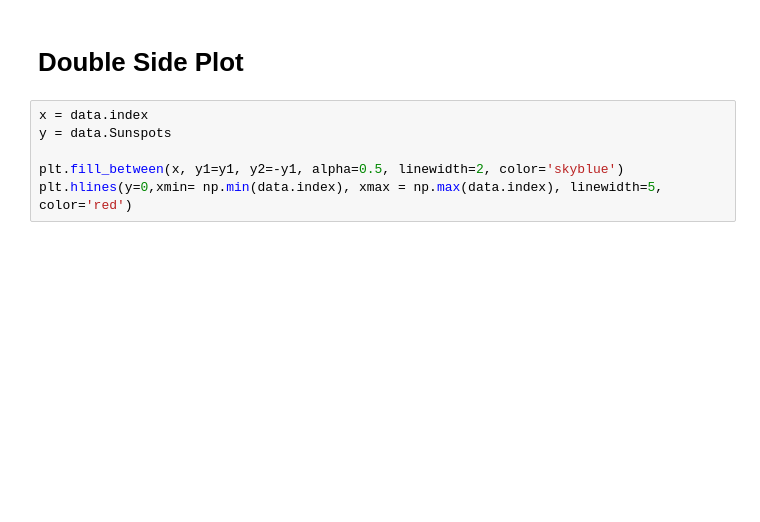
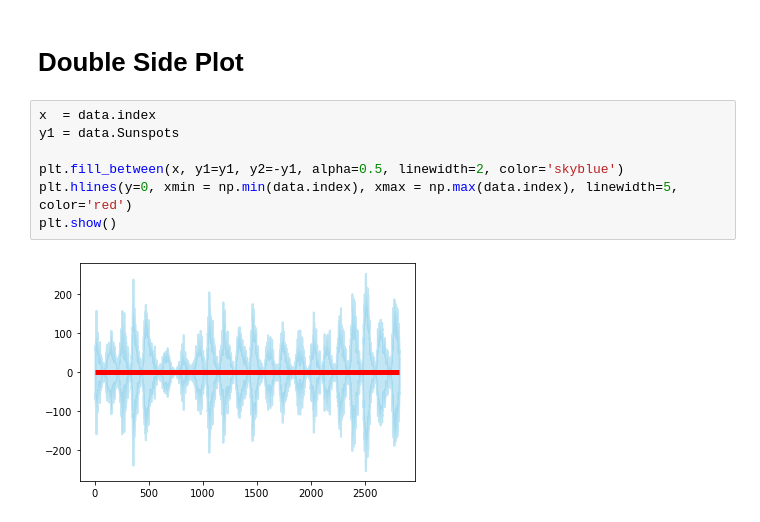
Before and after one commit to isrt09/Applied-Time-Series-Analysis-Forecasting-Using-Python-and-R, a Jupyter notebook: Data Plotting.ipynb, the cells around one changed output. Saved outputs shown, nothing was run; the diff lists cells and outputs as text; blank space fills up the shorter version.

Commit message:
Double Side Plot

```diff
--- a/Data Plotting.ipynb
+++ b/Data Plotting.ipynb
@@ -27,8 +27,11 @@ plot_data(data,x=data.index, y=data.Sunspots, title='Month vs Sunspots')
 # %% [markdown]
 # Double Side Plot
 # %%
-x = data.index
-y = data.Sunspots
+x  = data.index
+y1 = data.Sunspots
 
 plt.fill_between(x, y1=y1, y2=-y1, alpha=0.5, linewidth=2, color='skyblue')
-plt.hlines(y=0,xmin= np.min(data.index), xmax = np.max(data.index), linewidth=5, color='red')
+plt.hlines(y=0, xmin = np.min(data.index), xmax = np.max(data.index), linewidth=5, color='red')
+plt.show()
+# %% [output]
+[figure, added]
```
